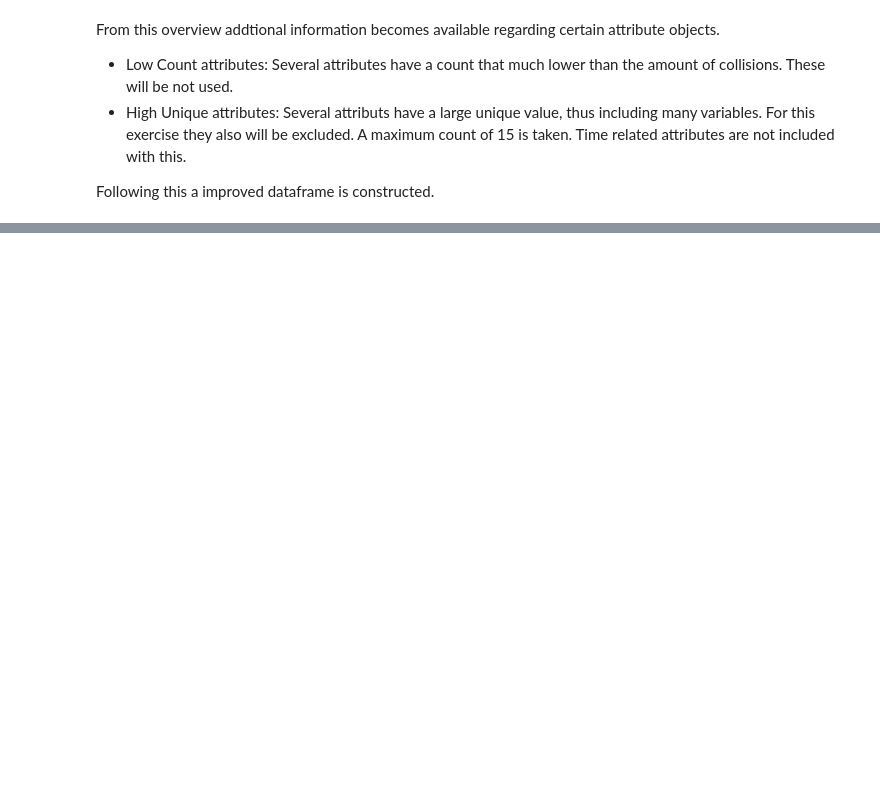
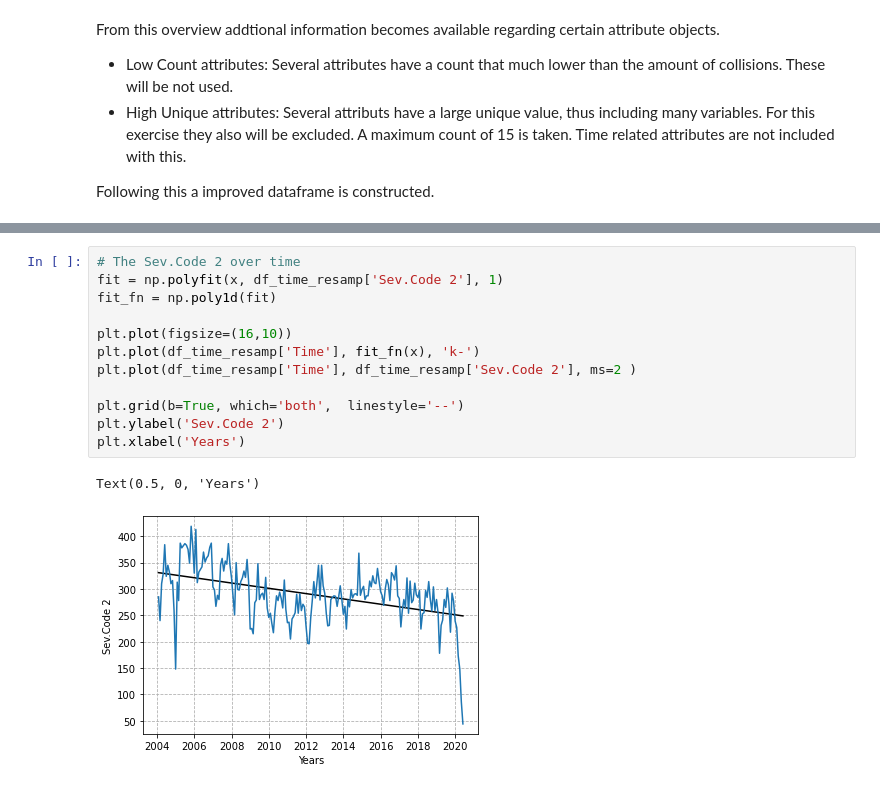
Before and after one commit to BFischer-GH/Coursera_Capstone, a Jupyter notebook: Coursera_Capstone.ipynb, the cells around one changed output, grey strips where cells are left out. Saved outputs shown, nothing was run; the diff lists cells and outputs as text; blank space fills up the shorter version.

```diff
--- a/Coursera_Capstone.ipynb
+++ b/Coursera_Capstone.ipynb
@@ -203,0 +309,15 @@ As there are still many OBJECT attributes, further investigation is done by grou
+# %%
+# The Sev.Code 2 over time
+fit = np.polyfit(x, df_time_resamp['Sev.Code 2'], 1)
+fit_fn = np.poly1d(fit)
+
+plt.plot(figsize=(16,10))
+plt.plot(df_time_resamp['Time'], fit_fn(x), 'k-')
+plt.plot(df_time_resamp['Time'], df_time_resamp['Sev.Code 2'], ms=2 )
+
+plt.grid(b=True, which='both',  linestyle='--')
+plt.ylabel('Sev.Code 2')
+plt.xlabel('Years')
+# %% [output]
+Text(0.5, 0, 'Years')
+[figure, added]
```
Also changed, not shown: parts of 26 cells of this notebook, 7 other files.
